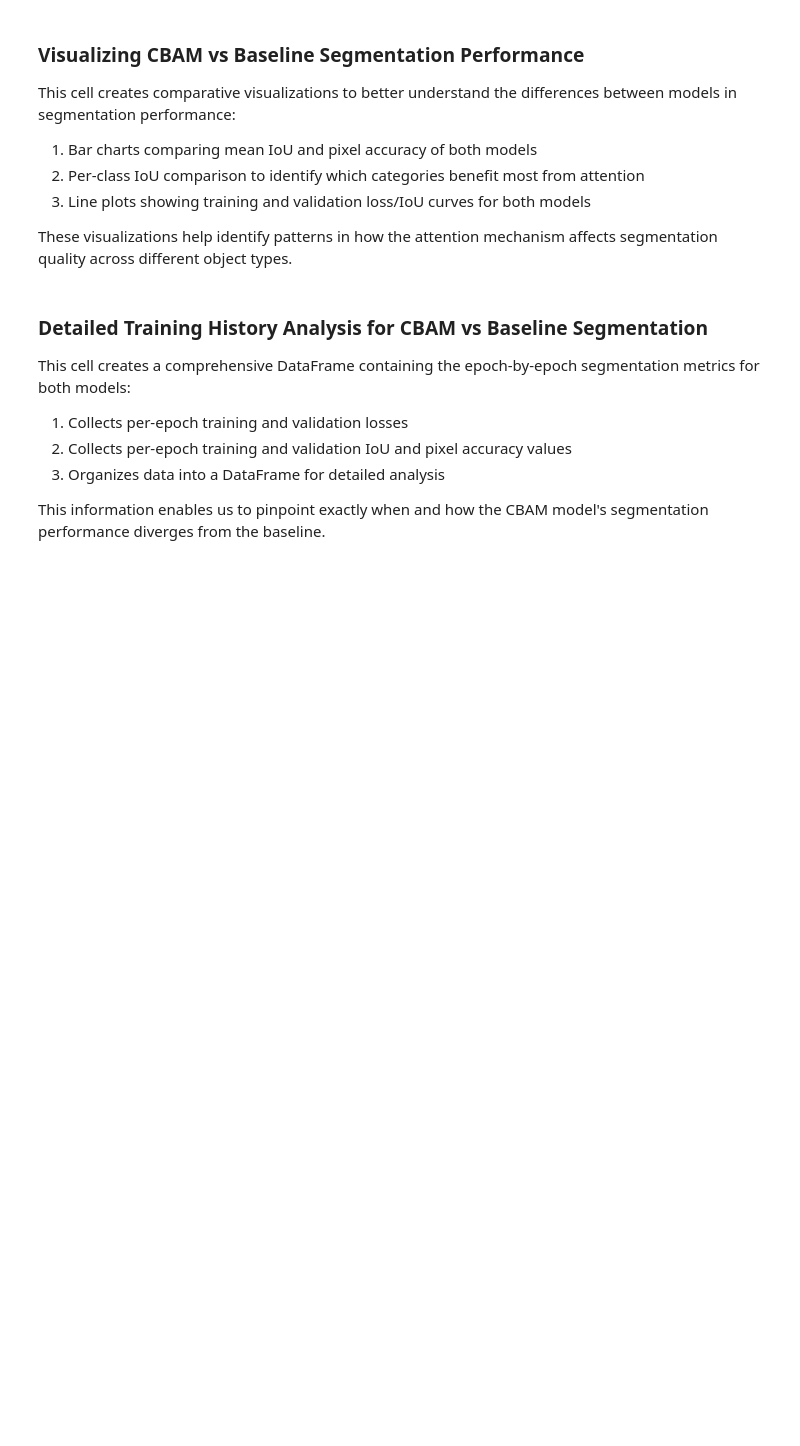
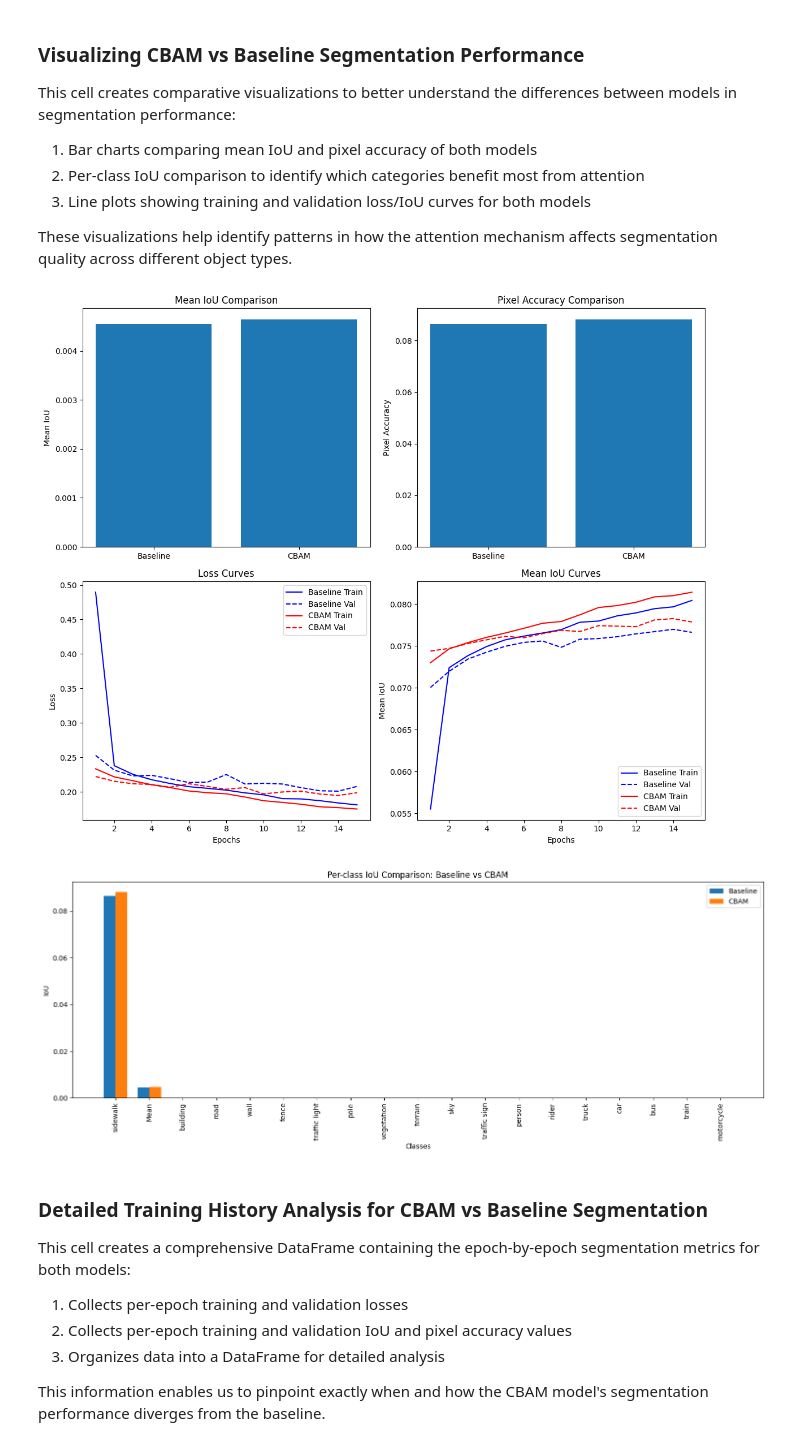
Before and after one commit to albertli0538/ai6103-group-project, a Jupyter notebook: group_project.ipynb, the cells around one changed output. Saved outputs shown, nothing was run; the diff lists cells and outputs as text; code cells hidden in the pictures; blank space fills up the shorter version.

```diff
--- a/group_project.ipynb
+++ b/group_project.ipynb
@@ -698,6 +718,6 @@ This cell evaluates the trained baseline segmentation model on the unseen test d
 3. These segmentation-specific metrics provide a comprehensive assessment of how well the model performs at the pixel level
 # %%
 # Evaluate the baseline model on test set
-test_loss, test_pixel_acc, test_iou = evaluate(baseline_model_trained, test_loader, criterion, device)
-print(f'Baseline Model - Test Loss: {test_loss:.4f} Pixel Acc: {test_pixel_acc:.4f} IoU: {test_iou:.4f}')
+baseline_test_loss, baseline_test_pixel_acc, baseline_test_iou = evaluate(baseline_model_trained, test_loader, criterion, device)
+print(f'Baseline Model - Test Loss: {baseline_test_loss:.4f} Pixel Acc: {baseline_test_pixel_acc:.4f} IoU: {baseline_test_iou:.4f}')
 # %% [output]
@@ -885,16 +905,13 @@ cbam_model_trained, cbam_history = train_model(
     cbam_criterion,
     cbam_optimizer,
     cbam_scheduler,
-    num_epochs=10
+    num_epochs=15
 )
 
 # Evaluate CBAM model on test set
 cbam_test_loss, cbam_test_pixel_acc, cbam_test_iou = evaluate(cbam_model_trained, test_loader, cbam_criterion, device)
 print(f'CBAM Model - Test Loss: {cbam_test_loss:.4f} Pixel Acc: {cbam_test_pixel_acc:.4f} IoU: {cbam_test_iou:.4f}')
 
-# Visualize CBAM model segmentation results on a few test images
-visualize_segmentation_results(cbam_model_trained, test_loader, num_samples=3)
-
 # Visualize CBAM model training history
 plot_training_history(cbam_history, 'EfficientNet-B0 with CBAM for Segmentation')
 # %% [output]
@@ -910,6 +1023,10 @@ This cell performs an in-depth analysis comparing CBAM and baseline segmentation
 3. Identifies which semantic classes benefit most from the CBAM attention mechanism
 4. Calculates overall improvement in segmentation metrics
 # %%
+# Compute per-class IoU for the baseline model
+baseline_class_iou = compute_per_class_iou(baseline_model_trained, test_loader, device)
+print("Per-class IoU for Baseline Model:")
+display(baseline_class_iou)
 # Compute per-class IoU for the CBAM model
 cbam_class_iou = compute_per_class_iou(cbam_model_trained, test_loader, device)
 print("Per-class IoU for CBAM Model:")
@@ -955,14 +1134,14 @@ plt.figure(figsize=(12, 10))
 # Plot mean IoU comparison
 plt.subplot(2, 2, 1)
 models = ['Baseline', 'CBAM']
-ious = [test_iou, cbam_test_iou]
+ious = [baseline_test_iou, cbam_test_iou]
 plt.bar(models, ious)
 plt.title('Mean IoU Comparison')
 plt.ylabel('Mean IoU')
 
 # Plot pixel accuracy comparison
 plt.subplot(2, 2, 2)
-pixel_accs = [test_pixel_acc, cbam_test_pixel_acc]
+pixel_accs = [baseline_test_pixel_acc, cbam_test_pixel_acc]
 plt.bar(models, pixel_accs)
 plt.title('Pixel Accuracy Comparison')
 plt.ylabel('Pixel Accuracy')
@@ -982,33 +1161,36 @@ plt.legend()
 # Compare segmentation IoU curves
 plt.subplot(2, 2, 4)
 plt.plot(epochs, baseline_history['train_iou'], 'b-', label='Baseline Train')
 plt.plot(epochs, baseline_history['val_iou'], 'b--', label='Baseline Val')
 plt.plot(epochs, cbam_history['train_iou'], 'r-', label='CBAM Train')
 plt.plot(epochs, cbam_history['val_iou'], 'r--', label='CBAM Val')
 plt.title('Mean IoU Curves')
 plt.xlabel('Epochs')
 plt.ylabel('Mean IoU')
 plt.legend()
 
 plt.tight_layout()
 plt.show()
 
 # Also visualize per-class IoU comparison
 plt.figure(figsize=(15, 6))
 sorted_classes = comparison_df.sort_values('Baseline_IoU', ascending=False)
 x = np.arange(len(sorted_classes) - 1)  # exclude the Mean row for class comparison
 width = 0.35
 
 plt.bar(x - width/2, sorted_classes['Baseline_IoU'][:-1], width, label='Baseline')
 plt.bar(x + width/2, sorted_classes['CBAM_IoU'][:-1], width, label='CBAM')
 
 plt.xlabel('Classes')
 plt.ylabel('IoU')
 plt.title('Per-class IoU Comparison: Baseline vs CBAM')
 plt.xticks(x, sorted_classes['Class'][:-1], rotation=90)
 plt.legend()
 plt.tight_layout()
 plt.show()
+# %% [output]
+[figure, added]
+[figure, added]
 # %% [markdown]
 ### Detailed Training History Analysis for CBAM vs Baseline Segmentation
 
```
Also changed, not shown: parts of 27 cells of this notebook, 1 other file.
